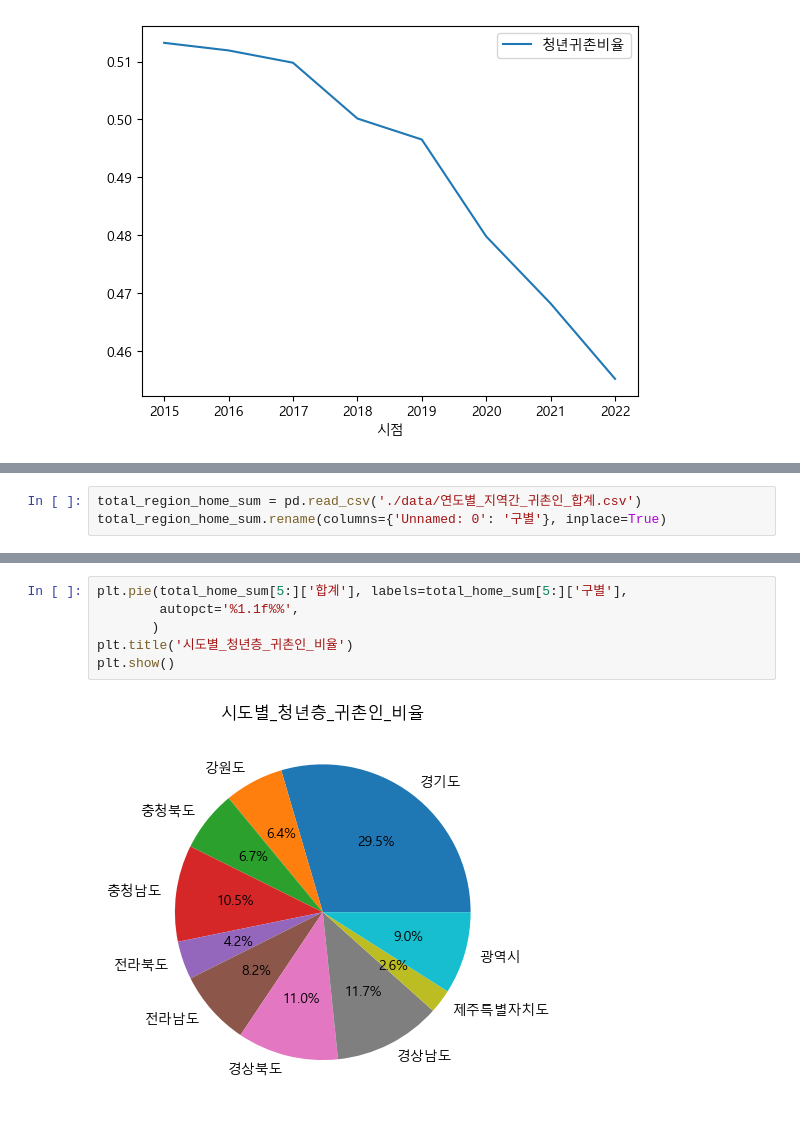
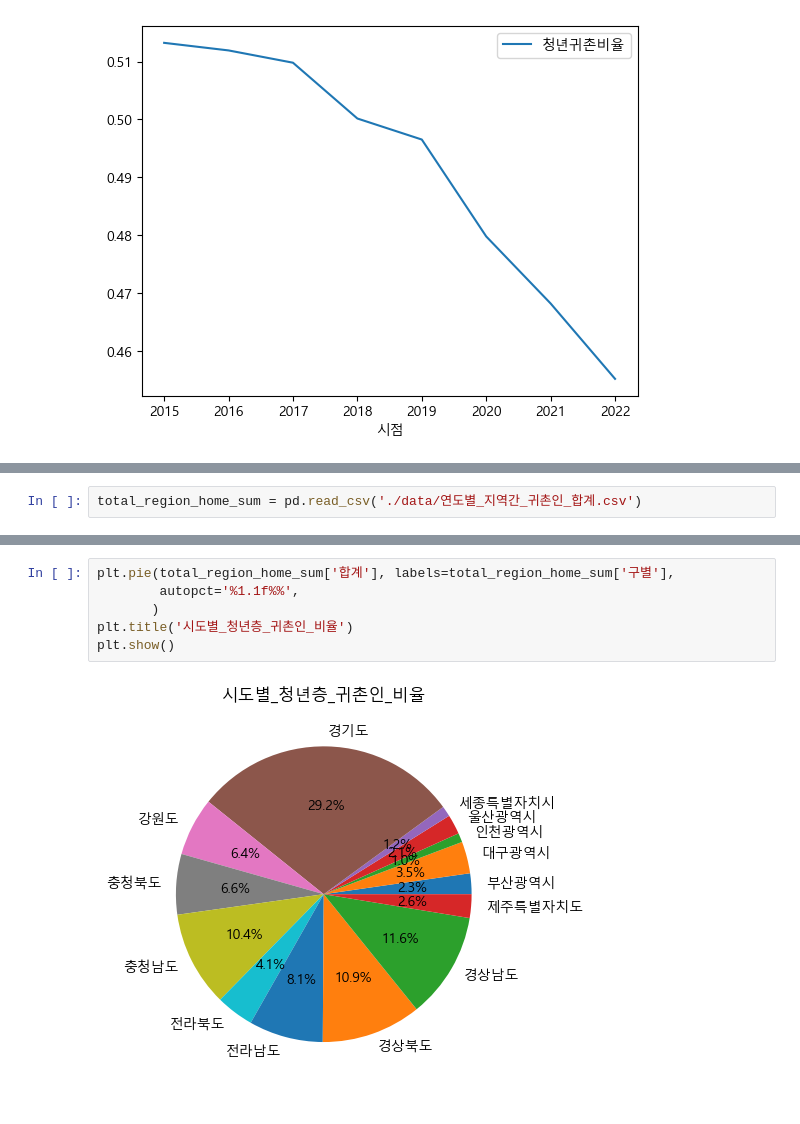
Before and after one commit to Aphian/data_science, a Jupyter notebook: 2_시각화.ipynb, the cells around one changed output, grey strips where cells are left out. Cells and saved outputs as stored; diff of their text form.

```diff
--- a/2_시각화.ipynb
+++ b/2_시각화.ipynb
@@ -255,3 +435,2 @@ home_rate.plot(y = '청년귀촌비율')
 # %%
 total_region_home_sum = pd.read_csv('./data/연도별_지역간_귀촌인_합계.csv')
-total_region_home_sum.rename(columns={'Unnamed: 0': '구별'}, inplace=True)
@@ -291,8 +455,8 @@ total_home_sum.drop(index=14, inplace=True)
 # %%
-plt.pie(total_home_sum[5:]['합계'], labels=total_home_sum[5:]['구별'],
+plt.pie(total_region_home_sum['합계'], labels=total_region_home_sum['구별'],
         autopct='%1.1f%%',
        )
 plt.title('시도별_청년층_귀촌인_비율')
 plt.show()
 # %% [output]
-[figure, old version]
+[figure, new version]
```
Also changed, not shown: parts of 61 cells of this notebook, 7 other files.
